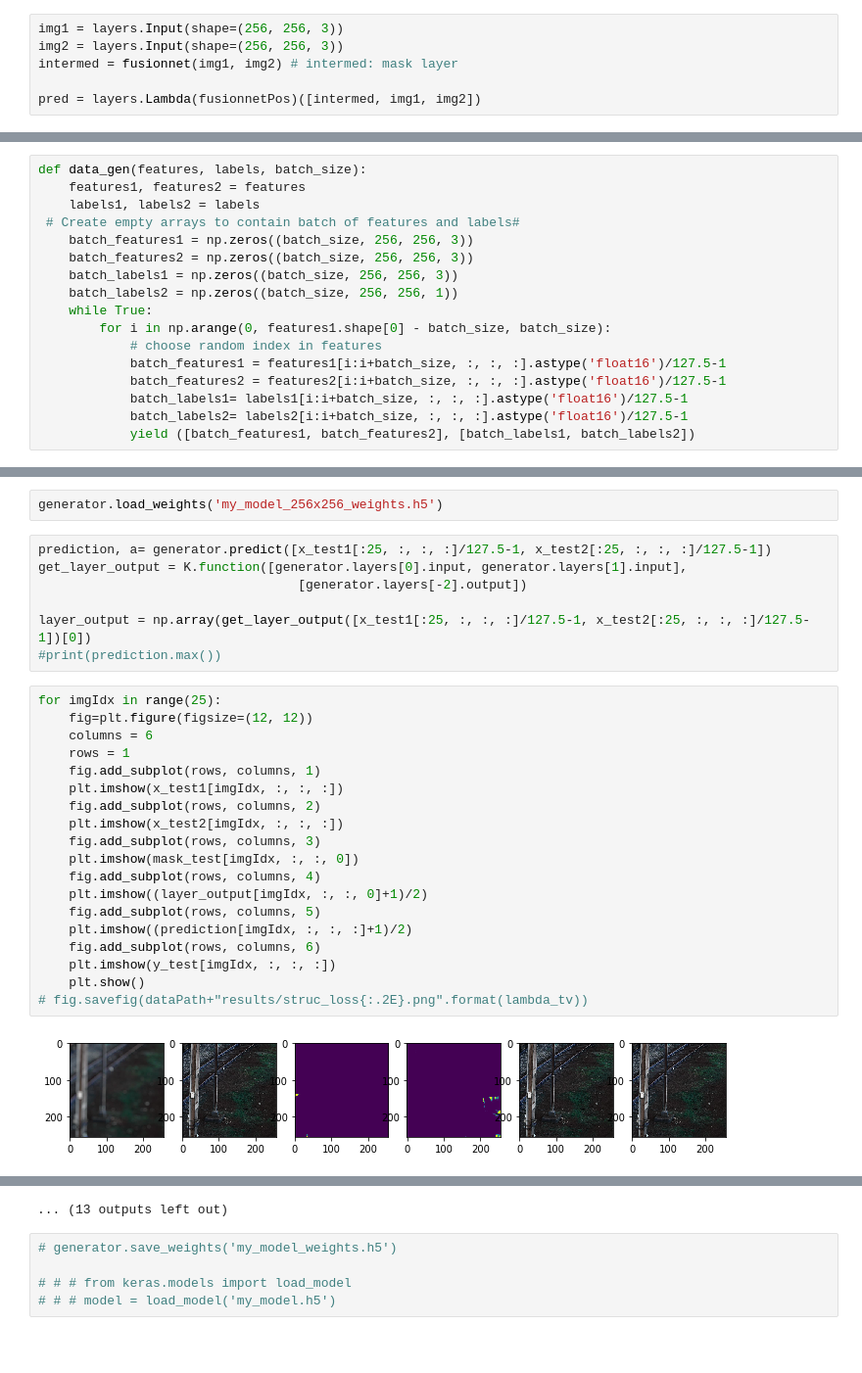
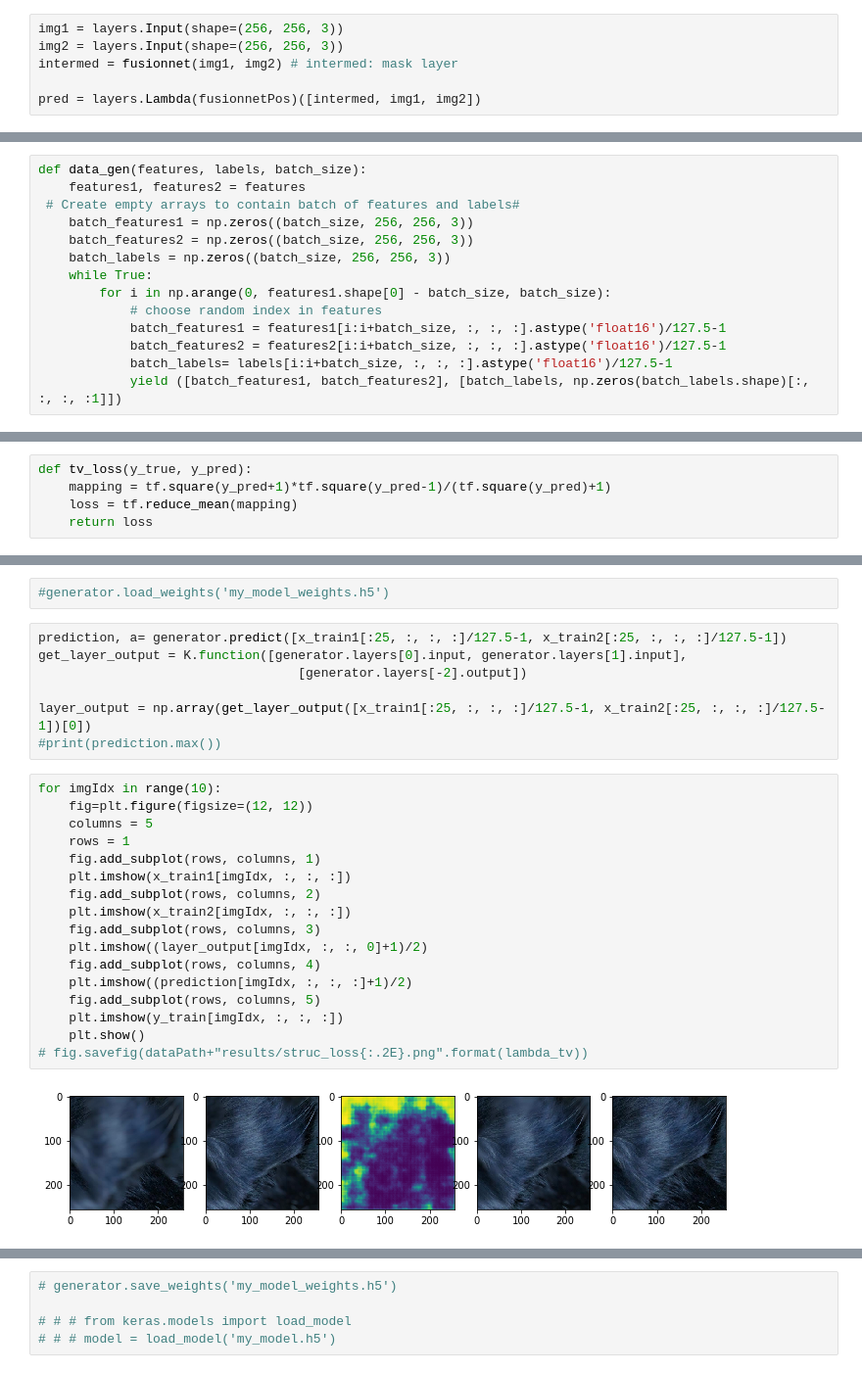
Before and after one commit to cianhwang/FusionNet, a Jupyter notebook: fusionnet_highres.ipynb, the cells around one changed output, grey strips where cells are left out. Shown at 98% size. Saved outputs shown, nothing was run; the diff lists cells and outputs as text; blank space fills up the shorter version.

```diff
--- a/fusionnet_highres.ipynb
+++ b/fusionnet_highres.ipynb
@@ -189,17 +167,14 @@ ________________________________________________________________________________
 # %%
 def data_gen(features, labels, batch_size):
     features1, features2 = features
-    labels1, labels2 = labels
  # Create empty arrays to contain batch of features and labels#
     batch_features1 = np.zeros((batch_size, 256, 256, 3))
     batch_features2 = np.zeros((batch_size, 256, 256, 3))
-    batch_labels1 = np.zeros((batch_size, 256, 256, 3))
-    batch_labels2 = np.zeros((batch_size, 256, 256, 1))
+    batch_labels = np.zeros((batch_size, 256, 256, 3))
     while True:
         for i in np.arange(0, features1.shape[0] - batch_size, batch_size):
             # choose random index in features
             batch_features1 = features1[i:i+batch_size, :, :, :].astype('float16')/127.5-1
             batch_features2 = features2[i:i+batch_size, :, :, :].astype('float16')/127.5-1
-            batch_labels1= labels1[i:i+batch_size, :, :, :].astype('float16')/127.5-1
-            batch_labels2= labels2[i:i+batch_size, :, :, :].astype('float16')/127.5-1
-            yield ([batch_features1, batch_features2], [batch_labels1, batch_labels2])
+            batch_labels= labels[i:i+batch_size, :, :, :].astype('float16')/127.5-1
+            yield ([batch_features1, batch_features2], [batch_labels, np.zeros(batch_labels.shape)[:, :, :, :1]])
@@ -206 +202,6 @@ def data_gen(features, labels, batch_size):
+# %%
+def tv_loss(y_true, y_pred):
+    mapping = tf.square(y_pred+1)*tf.square(y_pred-1)/(tf.square(y_pred)+1)
+    loss = tf.reduce_mean(mapping)
+    return loss
 # %%
@@ -224,30 +245,28 @@ def data_gen(features, labels, batch_size):
-# %%
-generator.load_weights('my_model_256x256_weights.h5')
+# %%
+#generator.load_weights('my_model_weights.h5')
 # %%
-prediction, a= generator.predict([x_test1[:25, :, :, :]/127.5-1, x_test2[:25, :, :, :]/127.5-1])
+prediction, a= generator.predict([x_train1[:25, :, :, :]/127.5-1, x_train2[:25, :, :, :]/127.5-1])
 get_layer_output = K.function([generator.layers[0].input, generator.layers[1].input],
                                   [generator.layers[-2].output])
 
-layer_output = np.array(get_layer_output([x_test1[:25, :, :, :]/127.5-1, x_test2[:25, :, :, :]/127.5-1])[0])
+layer_output = np.array(get_layer_output([x_train1[:25, :, :, :]/127.5-1, x_train2[:25, :, :, :]/127.5-1])[0])
 #print(prediction.max())
 # %%
-for imgIdx in range(25):
+for imgIdx in range(10):
     fig=plt.figure(figsize=(12, 12))
-    columns = 6
+    columns = 5
     rows = 1
     fig.add_subplot(rows, columns, 1)
-    plt.imshow(x_test1[imgIdx, :, :, :])
+    plt.imshow(x_train1[imgIdx, :, :, :])
     fig.add_subplot(rows, columns, 2)
-    plt.imshow(x_test2[imgIdx, :, :, :])
+    plt.imshow(x_train2[imgIdx, :, :, :])
     fig.add_subplot(rows, columns, 3)
-    plt.imshow(mask_test[imgIdx, :, :, 0])
+    plt.imshow((layer_output[imgIdx, :, :, 0]+1)/2)
     fig.add_subplot(rows, columns, 4)
-    plt.imshow((layer_output[imgIdx, :, :, 0]+1)/2)
+    plt.imshow((prediction[imgIdx, :, :, :]+1)/2)
     fig.add_subplot(rows, columns, 5)
-    plt.imshow((prediction[imgIdx, :, :, :]+1)/2)
-    fig.add_subplot(rows, columns, 6)
-    plt.imshow(y_test[imgIdx, :, :, :])
+    plt.imshow(y_train[imgIdx, :, :, :])
     plt.show()
 # fig.savefig(dataPath+"results/struc_loss{:.2E}.png".format(lambda_tv))
 # %% [output]
-[figure, old version]
+[figure, new version]
@@ -265,4 +282,3 @@ for imgIdx in range(25):
-... (13 outputs left out)
 # %%
 # generator.save_weights('my_model_weights.h5')
 
```
Also changed, not shown: parts of 8 cells of this notebook, 1 other file.
